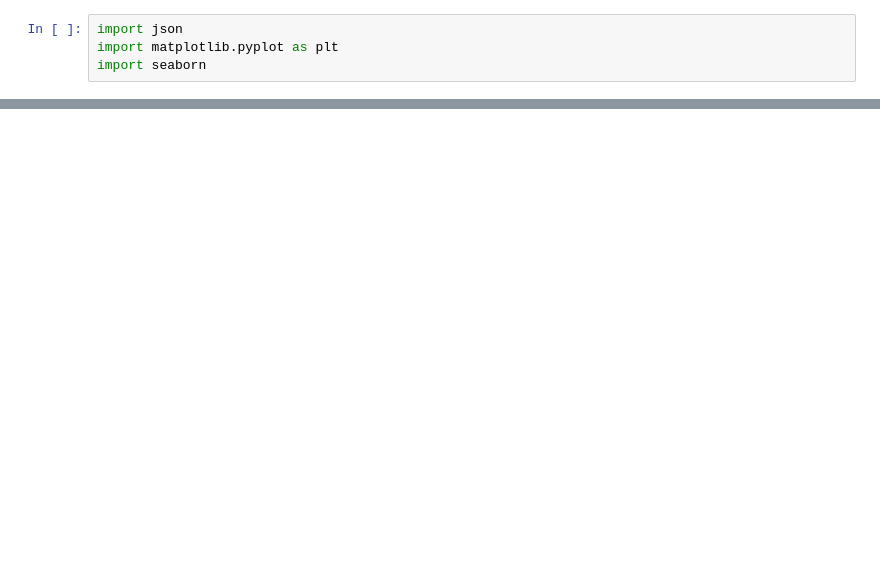
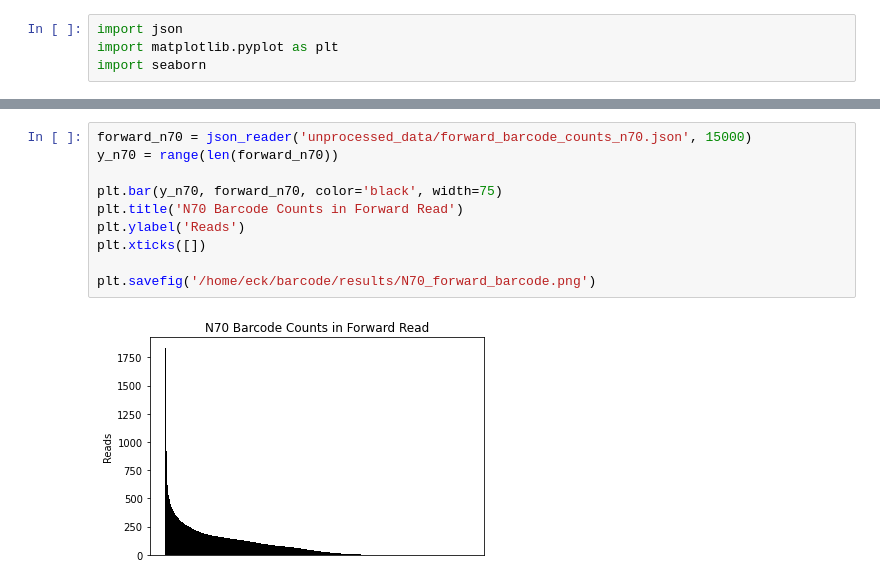
Before and after one commit to erdikilic/barcode, a Jupyter notebook: count/plotting.ipynb, the cells around one changed output, grey strips where cells are left out. Drawn from its saved outputs; the diff is of its cells as text; blank space fills up the shorter version.

```diff
--- a/count/plotting.ipynb
+++ b/count/plotting.ipynb
@@ -18 +19,13 @@ n72_counts = sorted(list(n72.values()), reverse=True)
+# %%
+forward_n70 = json_reader('unprocessed_data/forward_barcode_counts_n70.json', 15000)
+y_n70 = range(len(forward_n70))
+
+plt.bar(y_n70, forward_n70, color='black', width=75)
+plt.title('N70 Barcode Counts in Forward Read')
+plt.ylabel('Reads')
+plt.xticks([])
+
+plt.savefig('/home/eck/barcode/results/N70_forward_barcode.png')
+# %% [output]
+[figure, added]
 # %%
```
Also changed, not shown: parts of 11 cells of this notebook, 13 other files.
